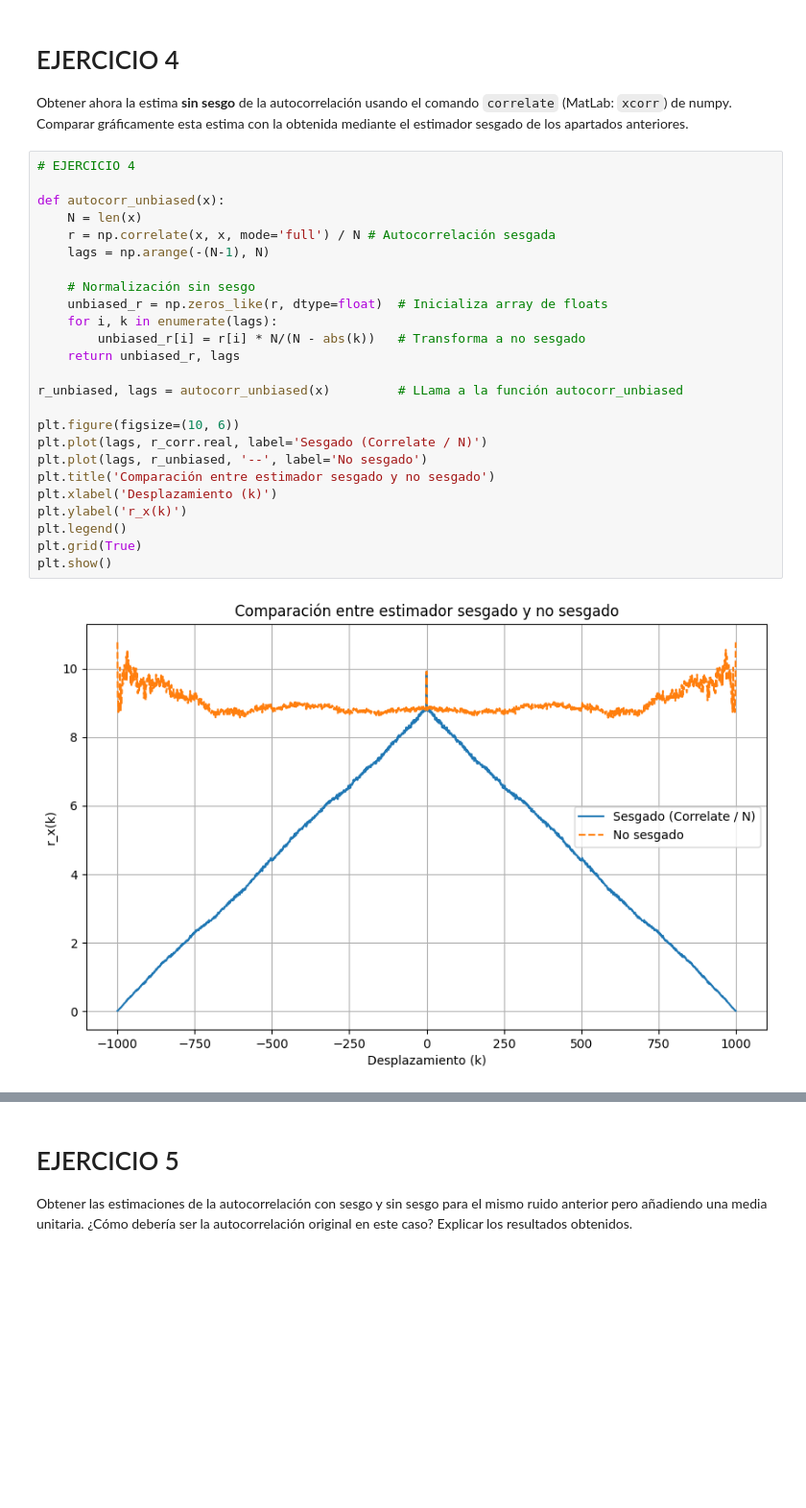
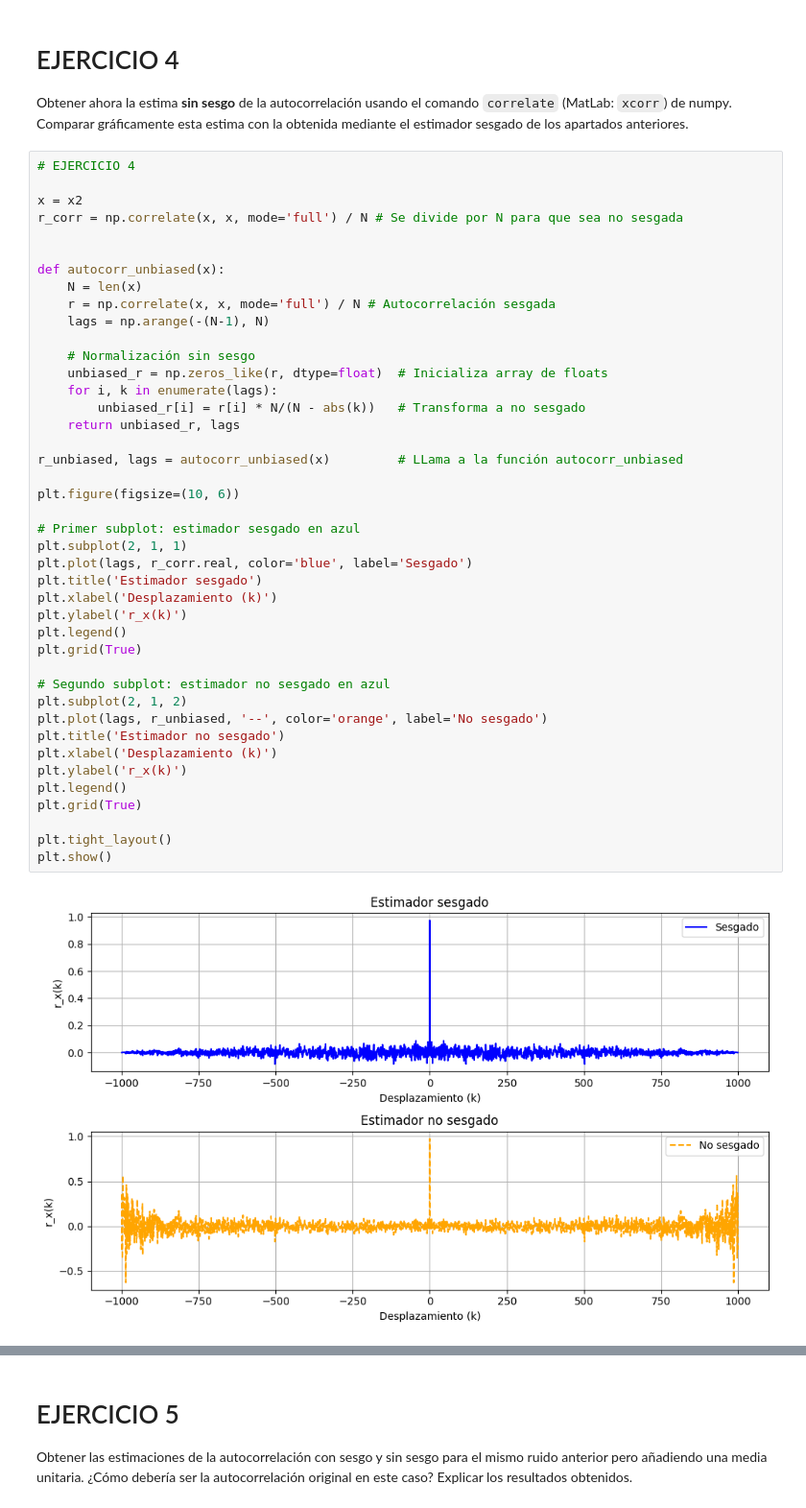
Before and after one commit to DANIABLO-cyber/TDS, a Jupyter notebook: PRÁCTICA_1_TDS.ipynb, the cells around one changed output, grey strips where cells are left out. Shown at 96% size. Saved outputs shown, nothing was run; the diff lists cells and outputs as text; blank space fills up the shorter version.

```diff
--- a/PRÁCTICA_1_TDS.ipynb
+++ b/PRÁCTICA_1_TDS.ipynb
@@ -148,31 +148,48 @@ ___
 Obtener ahora la estima **sin sesgo** de la autocorrelación usando el comando `correlate` (MatLab: `xcorr`) de numpy. Comparar gráficamente esta estima con la obtenida mediante el estimador sesgado de los apartados anteriores.
 # %%
 # EJERCICIO 4
+
+x = x2
+r_corr = np.correlate(x, x, mode='full') / N # Se divide por N para que sea no sesgada
+
 
 def autocorr_unbiased(x):
     N = len(x)
     r = np.correlate(x, x, mode='full') / N # Autocorrelación sesgada
     lags = np.arange(-(N-1), N)
 
     # Normalización sin sesgo
     unbiased_r = np.zeros_like(r, dtype=float)  # Inicializa array de floats
     for i, k in enumerate(lags):
         unbiased_r[i] = r[i] * N/(N - abs(k))   # Transforma a no sesgado
     return unbiased_r, lags
 
 r_unbiased, lags = autocorr_unbiased(x)         # LLama a la función autocorr_unbiased
 
 plt.figure(figsize=(10, 6))
-plt.plot(lags, r_corr.real, label='Sesgado (Correlate / N)')
-plt.plot(lags, r_unbiased, '--', label='No sesgado')
-plt.title('Comparación entre estimador sesgado y no sesgado')
+
+# Primer subplot: estimador sesgado en azul
+plt.subplot(2, 1, 1)
+plt.plot(lags, r_corr.real, color='blue', label='Sesgado')
+plt.title('Estimador sesgado')
 plt.xlabel('Desplazamiento (k)')
 plt.ylabel('r_x(k)')
 plt.legend()
 plt.grid(True)
+
+# Segundo subplot: estimador no sesgado en azul
+plt.subplot(2, 1, 2)
+plt.plot(lags, r_unbiased, '--', color='orange', label='No sesgado')
+plt.title('Estimador no sesgado')
+plt.xlabel('Desplazamiento (k)')
+plt.ylabel('r_x(k)')
+plt.legend()
+plt.grid(True)
+
+plt.tight_layout()
 plt.show()
 # %% [output]
-[figure, old version]
+[figure, new version]
 # %% [markdown]
 La versión **no sesgada** divide cada valor por ($N - |k|$) en vez de N, por lo que corrige la disminución de muestras efectivas para grandes |$k$|. Cuando $k$ aumenta, la estimación es peor ya que se "participan" menos muestras y, por ende, el enfoque sin sesgo atrubuye en estos casos un "peso" menor.
 
```
Also changed, not shown: parts of 8 cells of this notebook, 14 other files.
